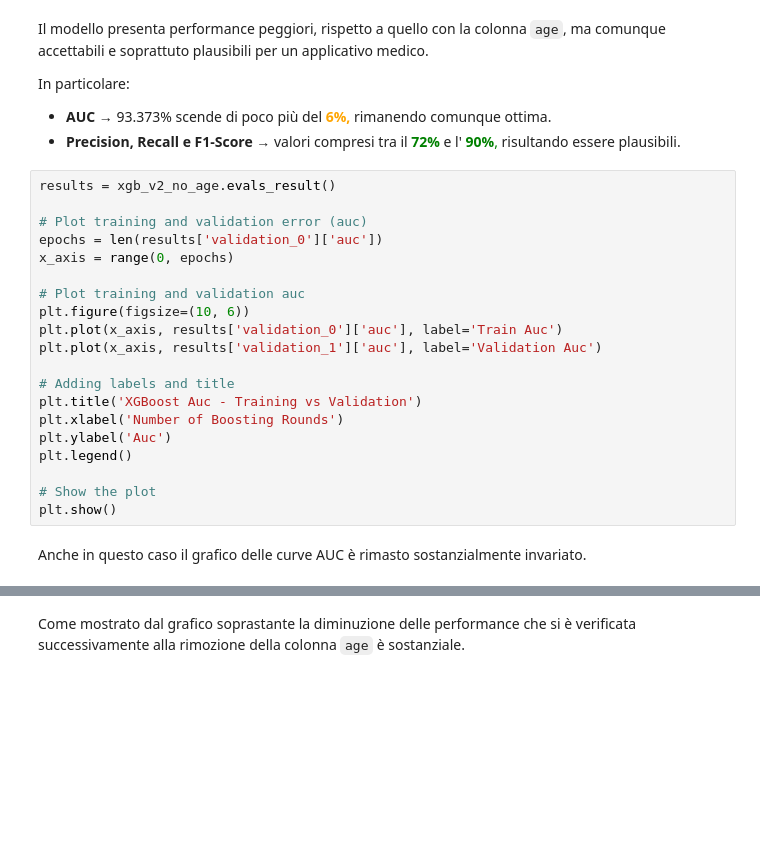
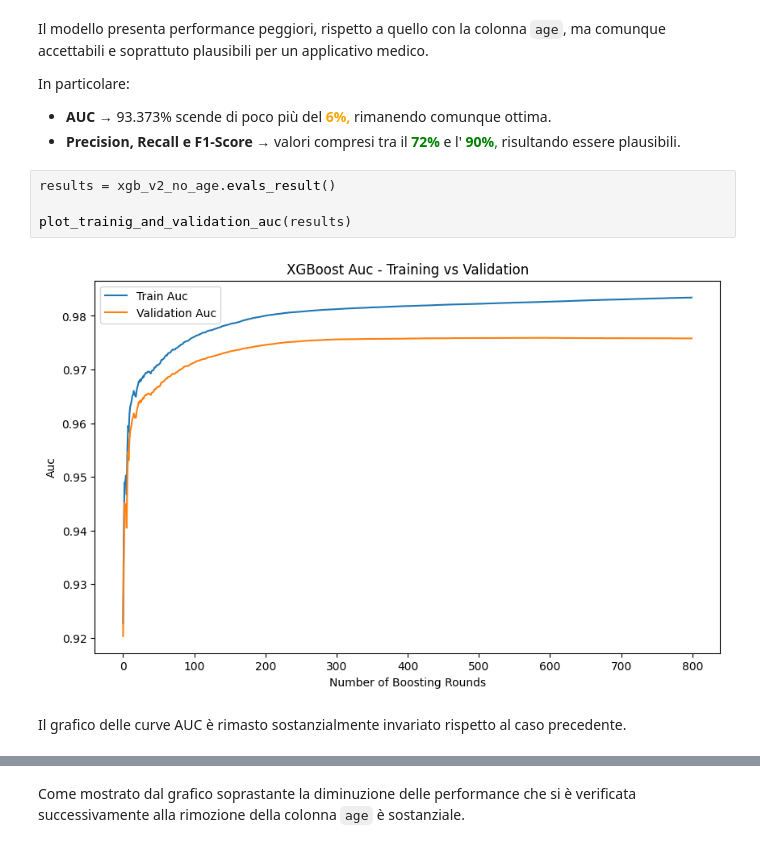
Before and after one commit to FrittatinaDiBucatini09/Stroke_Prediction_ML_Project, a Jupyter notebook: stroke_prediction.ipynb, the cells around one changed output, grey strips where cells are left out. Cells and saved outputs as stored; diff of their text form; blank space fills up the shorter version.

```diff
--- a/stroke_prediction.ipynb
+++ b/stroke_prediction.ipynb
@@ -1665,28 +2030,14 @@ In particolare:
 
 *   **AUC** → 93.373% scende di poco più del <font color="orange">**6%,**</font> rimanendo comunque ottima.
 *   **Precision, Recall e F1-Score** → valori compresi tra il <font color="green"> **72%** </font> e l' <font color="green">**90%**,</font> risultando essere plausibili.
-# %%
-results = xgb_v2_no_age.evals_result()
-
-# Plot training and validation error (auc)
-epochs = len(results['validation_0']['auc'])
-x_axis = range(0, epochs)
-
-# Plot training and validation auc
-plt.figure(figsize=(10, 6))
-plt.plot(x_axis, results['validation_0']['auc'], label='Train Auc')
-plt.plot(x_axis, results['validation_1']['auc'], label='Validation Auc')
-
-# Adding labels and title
-plt.title('XGBoost Auc - Training vs Validation')
-plt.xlabel('Number of Boosting Rounds')
-plt.ylabel('Auc')
-plt.legend()
-
-# Show the plot
-plt.show()
+# %%
+results = xgb_v2_no_age.evals_result()
+
+plot_trainig_and_validation_auc(results)
+# %% [output]
+[figure, added]
 # %% [markdown]
-Anche in questo caso il grafico delle curve AUC è rimasto sostanzialmente invariato.
+Il grafico delle curve AUC è rimasto sostanzialmente invariato rispetto al caso precedente.
 # %%
 plt.figure(figsize=(10, 8))
 
```
Also changed, not shown: parts of 123 cells of this notebook.
